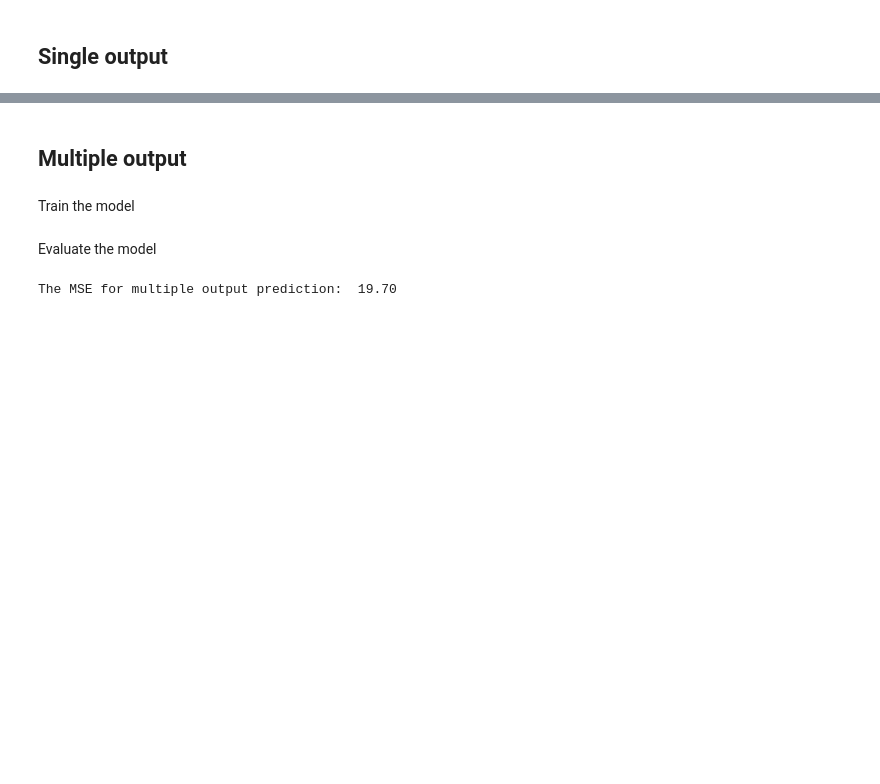
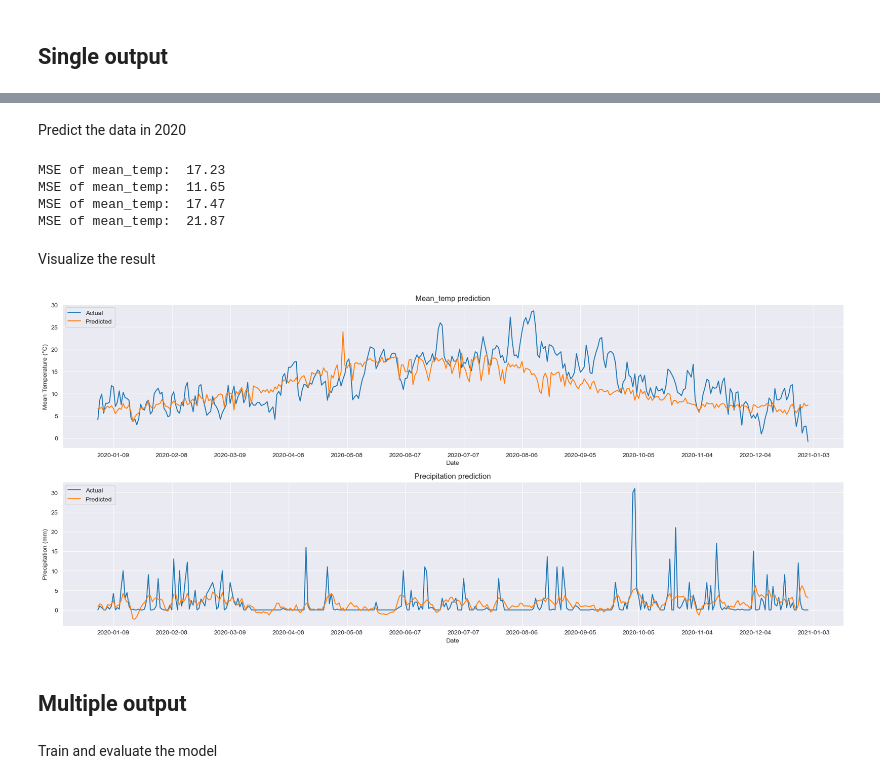
Before and after one commit to xiaoma052023/FinalProject, a Jupyter notebook: Code/BaselineModel_LinearRegression.ipynb, the cells around one changed output, grey strips where cells are left out. Saved outputs shown, nothing was run; the diff lists cells and outputs as text; code cells hidden in the pictures; blank space fills up the shorter version.

```diff
--- a/Code/BaselineModel_LinearRegression.ipynb
+++ b/Code/BaselineModel_LinearRegression.ipynb
@@ -31,5 +21,3 @@ from sklearn.model_selection import train_test_split
 
 X=df[['cloud_cover','sunshine','global_radiation','pressure']]
 Y=df[['mean_temp','max_temp','min_temp','precipitation']]
-
-X_train, X_test, y_train, y_test = train_test_split(X, Y, test_size=0.2, shuffle=False)
@@ -89,4 +90,56 @@ MSE scores: {'mean_temp': 20.51612355693744, 'precipitation': 12.625632002123004
+# %% [markdown]
+Predict the data in 2020
+# %%
+# Predict the mean_temp in 2020
+data_2020=df[df['date'].dt.year == 2020]
+X_2020=data_2020[['cloud_cover','sunshine','global_radiation','pressure']]
+scaled_X_2020=scaler.fit_transform(X_2020)
+y_pred_2020_meantemp=models['mean_temp'].predict(scaled_X_2020)
+y_pred_2020_precipitation=models['precipitation'].predict(scaled_X_2020)
+y_pred_2020_mintemp=models['min_temp'].predict(scaled_X_2020)
+y_pred_2020_maxtemp=models['max_temp'].predict(scaled_X_2020)
+
+print(f"MSE of mean_temp: {mean_squared_error(data_2020['mean_temp'],y_pred_2020_meantemp): .2f}")
+print(f"MSE of mean_temp: {mean_squared_error(data_2020['precipitation'],y_pred_2020_precipitation): .2f}")
+print(f"MSE of mean_temp: {mean_squared_error(data_2020['min_temp'],y_pred_2020_mintemp): .2f}")
+print(f"MSE of mean_temp: {mean_squared_error(data_2020['max_temp'],y_pred_2020_maxtemp): .2f}")
+# %% [output]
+MSE of mean_temp:  17.23
+MSE of mean_temp:  11.65
+MSE of mean_temp:  17.47
+MSE of mean_temp:  21.87
+# %% [markdown]
+Visualize the result
+# %%
+
+# Create the figure containing two subplots
+fig,(ax1,ax2)=plt.subplots(2,1,figsize=(18,8))
+
+# The plot for mean_temp
+ax1.plot(data_2020['date'],data_2020['mean_temp'],label='Actual')
+ax1.plot(data_2020['date'],y_pred_2020_meantemp, label='Predicted')
+ax1.set_xlabel('Date')
+ax1.set_ylabel('Mean Temperature (°C)')
+ax1.set_title('Mean_temp prediction')
+ax1.legend(loc='upper left')
+
+# The plot for precipitation
+ax2.plot(data_2020['date'], data_2020['precipitation'],label='Actual')
+ax2.plot(data_2020['date'], y_pred_2020_precipitation,label='Predicted')
+ax2.set_xlabel('Date')
+ax2.set_ylabel('Precipitation (mm)')
+ax2.set_title('Precipitation prediction')
+ax2.legend(loc='upper left')
+
+ax1.xaxis.set_major_locator(plt.MaxNLocator(14))
+ax2.xaxis.set_major_locator(plt.MaxNLocator(14))
+
+# Adjust the layout of the subplots
+plt.tight_layout()
+plt.show()
+# %% [output]
+[figure, added]
 # %% [markdown]
 ## Multiple output
 # %% [markdown]
-Train the model
+Train and evaluate the model
@@ -100,7 +145,0 @@ pred=model.predict(X_test)
-# %% [markdown]
-Evaluate the model
-# %%
-mse=metrics.mean_squared_error(y_test,pred)
-print(f"The MSE for multiple output prediction: {mse: .2f}")
-# %% [output]
-The MSE for multiple output prediction:  19.70
```
Also changed, not shown: parts of 21 cells of this notebook, 3 other files.
